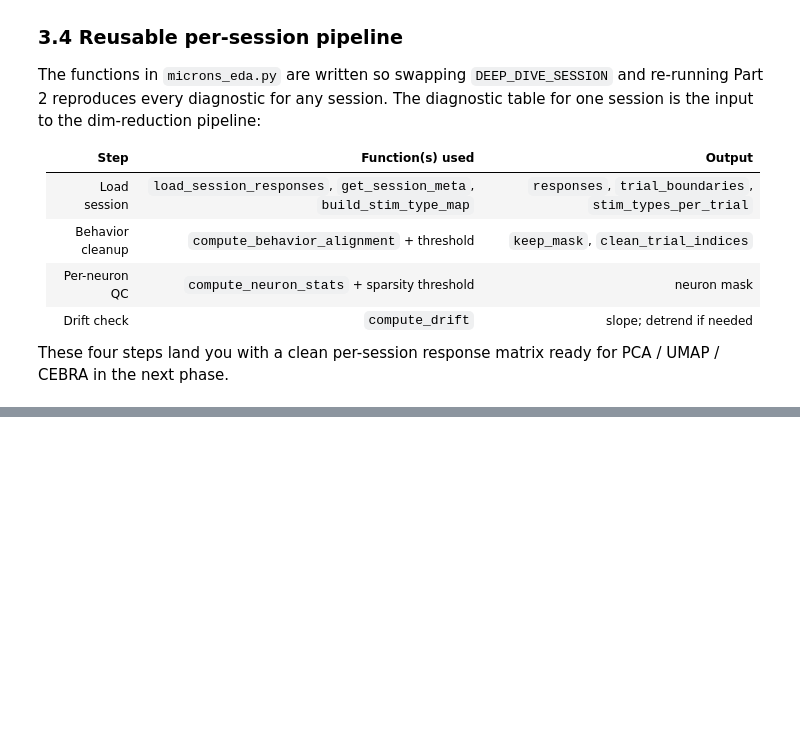
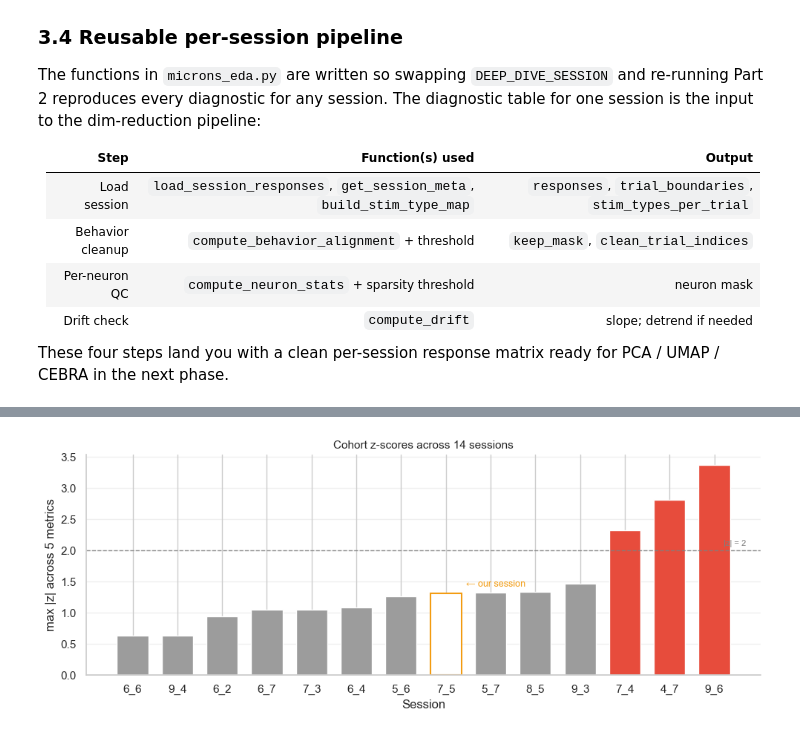
Before and after one commit to federicoscaffidi/lowdim-neuron-dynamics, a Jupyter notebook: eda_microns.ipynb, the cells around one changed output, grey strips where cells are left out. Drawn from its saved outputs; the diff is of its cells as text; code cells hidden in the pictures; blank space fills up the shorter version.

Commit message:
EDA: add three presentation figures (cohort z-scores, running-outlier motivation, drift)

```diff
--- a/eda_microns.ipynb
+++ b/eda_microns.ipynb
@@ -957,0 +969,58 @@ These four steps land you with a clean per-session response matrix ready for PCA
+# %%
+# Cohort z-scores across 14 sessions — bar chart for the presentation.
+# Height per bar = max |z| across the 5 metrics from `flag_outlier_sessions`.
+
+z_cols = [c for c in flagged.columns if c.startswith("z_")]
+max_abs_z = flagged[z_cols].abs().max(axis=1).sort_values()
+sessions = max_abs_z.index.tolist()
+
+THRESHOLD = 2.0
+DEFAULT_COLOR = "#9c9c9c"     # medium grey
+FLAGGED_COLOR = "#e74c3c"     # coral / red
+HIGHLIGHT_EDGE = "#f39c12"    # warm orange
+HIGHLIGHT_SESSION = "7_5"
+
+fig, ax = plt.subplots(figsize=(10, 4))
+for i, s in enumerate(sessions):
+    h = max_abs_z[s]
+    if s == HIGHLIGHT_SESSION:
+        ax.bar(i, h, width=0.7, color="white",
+               edgecolor=HIGHLIGHT_EDGE, linewidth=1.5)
+    elif h > THRESHOLD:
+        ax.bar(i, h, width=0.7, color=FLAGGED_COLOR)
+    else:
+        ax.bar(i, h, width=0.7, color=DEFAULT_COLOR)
+
+# Threshold line + label.
+ax.axhline(THRESHOLD, color="grey", linestyle="--", linewidth=1.0, alpha=0.8)
+ax.text(
+    len(sessions) - 0.3, THRESHOLD + 0.05,
+    "|z| = 2",
+    ha="right", va="bottom", fontsize=8, color="grey",
+)
+
+# '← our session' label next to the 7_5 bar.
+if HIGHLIGHT_SESSION in sessions:
+    idx = sessions.index(HIGHLIGHT_SESSION)
+    ax.text(
+        idx + 0.45, max_abs_z[HIGHLIGHT_SESSION] + 0.08,
+        "← our session",
+        fontsize=9, color=HIGHLIGHT_EDGE,
+        ha="left", va="bottom",
+    )
+
+ax.set_xticks(range(len(sessions)))
+ax.set_xticklabels(sessions)
+ax.set_xlabel("Session")
+ax.set_ylabel("max |z| across 5 metrics")
+ax.set_title("Cohort z-scores across 14 sessions", fontsize=11)
+ax.spines["top"].set_visible(False)
+ax.spines["right"].set_visible(False)
+ax.set_axisbelow(True)
+ax.grid(True, axis="y", alpha=0.3)
+
+fig.tight_layout()
+fig.savefig(FIGURES_DIR / "cohort_z_scores.png", dpi=150, bbox_inches="tight")
+plt.show()
+# %% [output]
+[figure, added]
```
Also changed, not shown: parts of 7 cells of this notebook, 3 other files.
